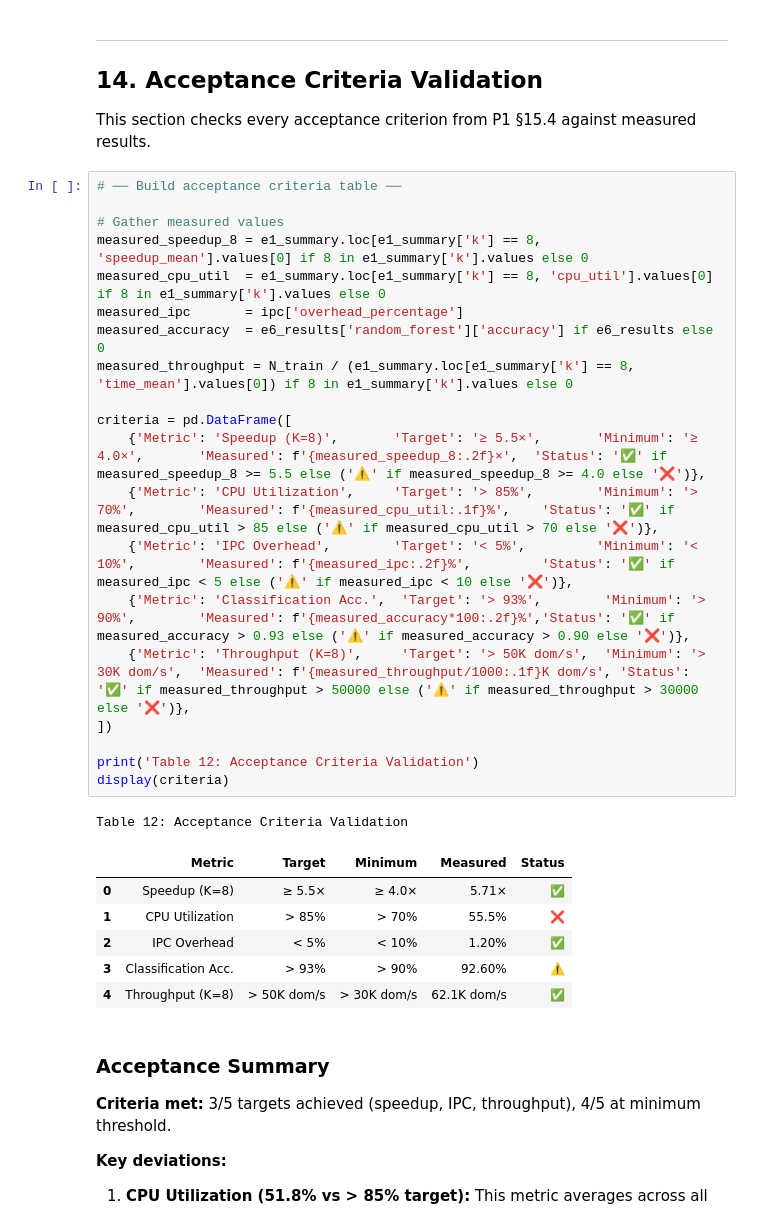
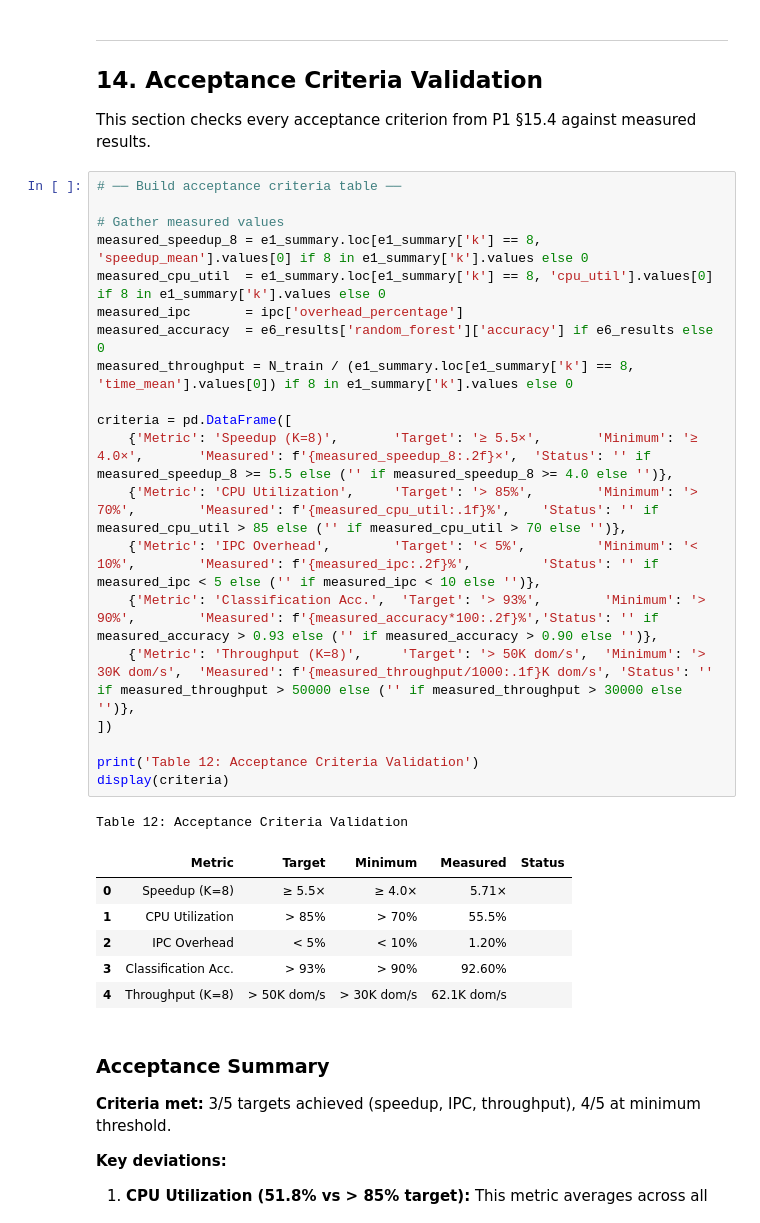
Before and after one commit to samiranghosh/dga-parallel-detection, a Jupyter notebook: P3_Experimental_Report.ipynb, the cells around one changed output. Cells and saved outputs as stored; diff of their text form.

```diff
--- a/P3_Experimental_Report.ipynb
+++ b/P3_Experimental_Report.ipynb
@@ -901,31 +901,31 @@ This section checks every acceptance criterion from P1 §15.4 against measured r
 # %%
 # ── Build acceptance criteria table ──
 
 # Gather measured values
 measured_speedup_8 = e1_summary.loc[e1_summary['k'] == 8, 'speedup_mean'].values[0] if 8 in e1_summary['k'].values else 0
 measured_cpu_util  = e1_summary.loc[e1_summary['k'] == 8, 'cpu_util'].values[0] if 8 in e1_summary['k'].values else 0
 measured_ipc       = ipc['overhead_percentage']
 measured_accuracy  = e6_results['random_forest']['accuracy'] if e6_results else 0
 measured_throughput = N_train / (e1_summary.loc[e1_summary['k'] == 8, 'time_mean'].values[0]) if 8 in e1_summary['k'].values else 0
 
 criteria = pd.DataFrame([
-    {'Metric': 'Speedup (K=8)',       'Target': '≥ 5.5×',       'Minimum': '≥ 4.0×',       'Measured': f'{measured_speedup_8:.2f}×',  'Status': '✅' if measured_speedup_8 >= 5.5 else ('⚠️' if measured_speedup_8 >= 4.0 else '❌')},
-    {'Metric': 'CPU Utilization',     'Target': '> 85%',        'Minimum': '> 70%',        'Measured': f'{measured_cpu_util:.1f}%',    'Status': '✅' if measured_cpu_util > 85 else ('⚠️' if measured_cpu_util > 70 else '❌')},
-    {'Metric': 'IPC Overhead',        'Target': '< 5%',         'Minimum': '< 10%',        'Measured': f'{measured_ipc:.2f}%',         'Status': '✅' if measured_ipc < 5 else ('⚠️' if measured_ipc < 10 else '❌')},
-    {'Metric': 'Classification Acc.',  'Target': '> 93%',        'Minimum': '> 90%',        'Measured': f'{measured_accuracy*100:.2f}%','Status': '✅' if measured_accuracy > 0.93 else ('⚠️' if measured_accuracy > 0.90 else '❌')},
-    {'Metric': 'Throughput (K=8)',     'Target': '> 50K dom/s',  'Minimum': '> 30K dom/s',  'Measured': f'{measured_throughput/1000:.1f}K dom/s', 'Status': '✅' if measured_throughput > 50000 else ('⚠️' if measured_throughput > 30000 else '❌')},
+    {'Metric': 'Speedup (K=8)',       'Target': '≥ 5.5×',       'Minimum': '≥ 4.0×',       'Measured': f'{measured_speedup_8:.2f}×',  'Status': '' if measured_speedup_8 >= 5.5 else ('' if measured_speedup_8 >= 4.0 else '')},
+    {'Metric': 'CPU Utilization',     'Target': '> 85%',        'Minimum': '> 70%',        'Measured': f'{measured_cpu_util:.1f}%',    'Status': '' if measured_cpu_util > 85 else ('' if measured_cpu_util > 70 else '')},
+    {'Metric': 'IPC Overhead',        'Target': '< 5%',         'Minimum': '< 10%',        'Measured': f'{measured_ipc:.2f}%',         'Status': '' if measured_ipc < 5 else ('' if measured_ipc < 10 else '')},
+    {'Metric': 'Classification Acc.',  'Target': '> 93%',        'Minimum': '> 90%',        'Measured': f'{measured_accuracy*100:.2f}%','Status': '' if measured_accuracy > 0.93 else ('' if measured_accuracy > 0.90 else '')},
+    {'Metric': 'Throughput (K=8)',     'Target': '> 50K dom/s',  'Minimum': '> 30K dom/s',  'Measured': f'{measured_throughput/1000:.1f}K dom/s', 'Status': '' if measured_throughput > 50000 else ('' if measured_throughput > 30000 else '')},
 ])
 
 print('Table 12: Acceptance Criteria Validation')
 display(criteria)
 # %% [output]
 Table 12: Acceptance Criteria Validation
 |  | Metric | Target | Minimum | Measured | Status |
-| 0 | Speedup (K=8) | ≥ 5.5× | ≥ 4.0× | 5.71× | ✅ |
-| 1 | CPU Utilization | > 85% | > 70% | 55.5% | ❌ |
-| 2 | IPC Overhead | < 5% | < 10% | 1.20% | ✅ |
-| 3 | Classification Acc. | > 93% | > 90% | 92.60% | ⚠️ |
-| 4 | Throughput (K=8) | > 50K dom/s | > 30K dom/s | 62.1K dom/s | ✅ |
+| 0 | Speedup (K=8) | ≥ 5.5× | ≥ 4.0× | 5.71× |  |
+| 1 | CPU Utilization | > 85% | > 70% | 55.5% |  |
+| 2 | IPC Overhead | < 5% | < 10% | 1.20% |  |
+| 3 | Classification Acc. | > 93% | > 90% | 92.60% |  |
+| 4 | Throughput (K=8) | > 50K dom/s | > 30K dom/s | 62.1K dom/s |  |
 # %% [markdown]
 ### Acceptance Summary
 
```
Also changed, not shown: parts of 3 cells of this notebook.
